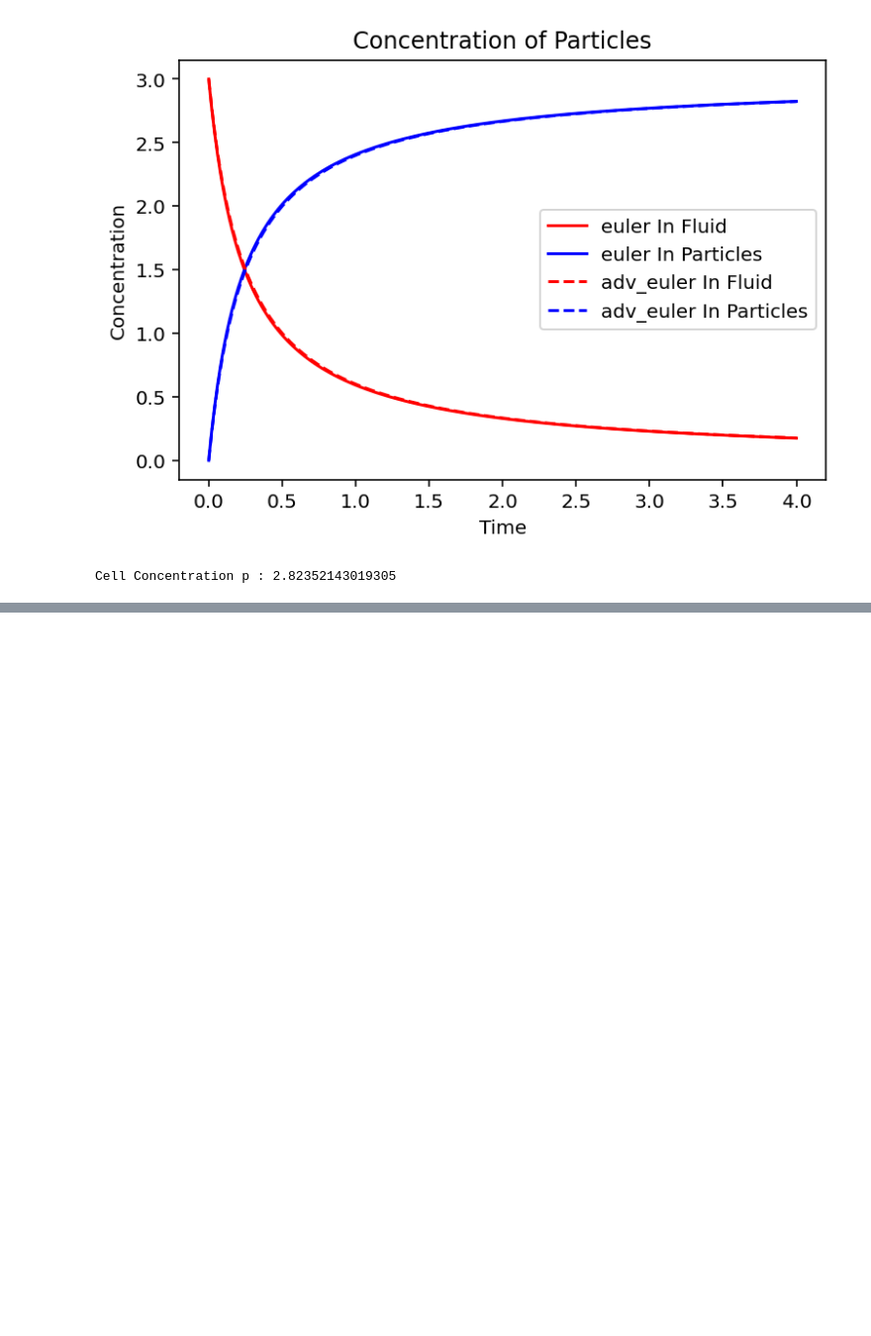
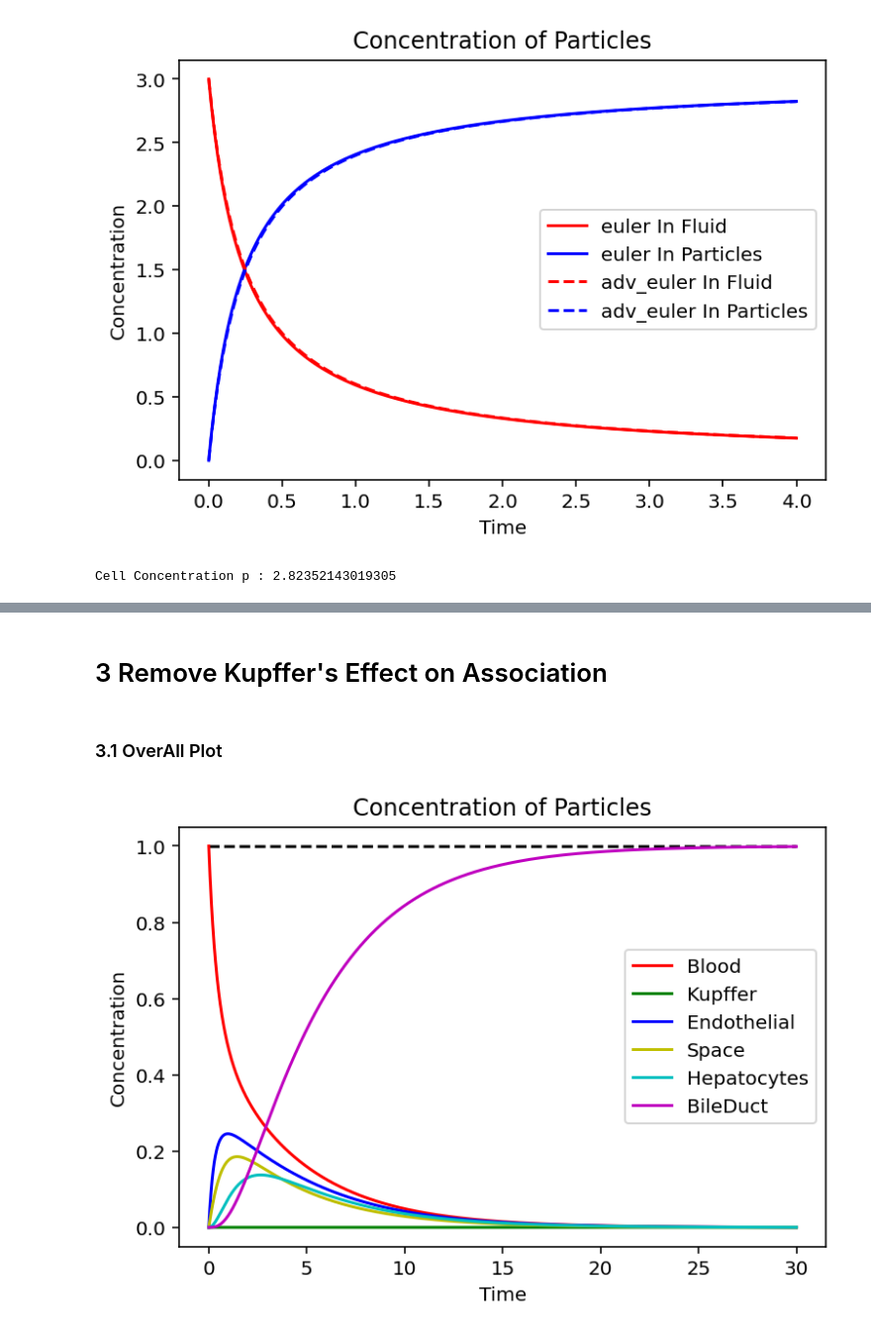
Before and after one commit to lich2000117/NanoParticles-Modelling, a Jupyter notebook: Code/Final_Model.ipynb, the cells around one changed output, grey strips where cells are left out. Shown at 99% size. Drawn from its saved outputs; the diff is of its cells as text; code cells hidden in the pictures; blank space fills up the shorter version.

```diff
--- a/Code/Final_Model.ipynb
+++ b/Code/Final_Model.ipynb
@@ -295,0 +384,19 @@ print("Cell Concentration p :", ode.get_cell_concentration())
+# %% [markdown]
+# 3 Remove Kupffer's Effect on Association
+# %% [markdown]
+### 3.1 OverAll Plot
+# %%
+import copy
+## Remove Kupffer's effect by setting it no absorb and out
+TARGET_TIME = 30
+remove_kup_data = copy.deepcopy(cell_data)
+remove_kup_data["Kupffer"]["rate_in"] = remove_kup_data["Kupffer"]["rate_out"] = 0
+
+## Without Kupffer Cell's OverView
+ode = Initialize_ODE(particle_data, fluid_data, cell_data)
+ode.solve()
+ode_noKupffer = Initialize_ODE(particle_data, fluid_data, remove_kup_data)
+ode_noKupffer.solve()
+ode_noKupffer.plot_integral(show_data=False)
+# %% [output]
+[figure, added]
```
Also changed, not shown: parts of 12 cells of this notebook.
